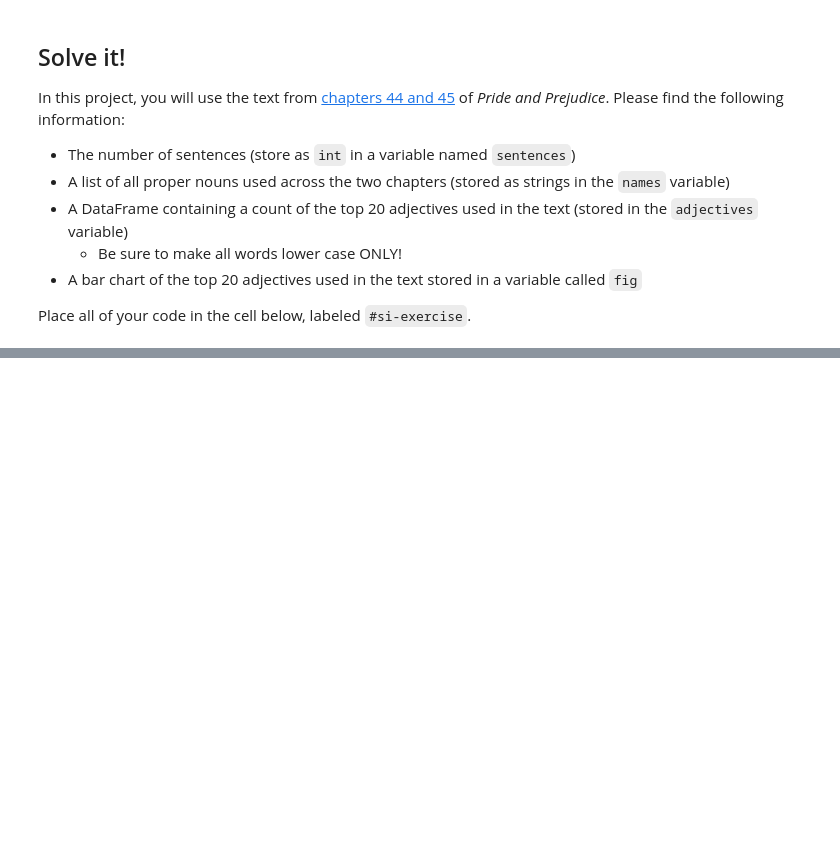
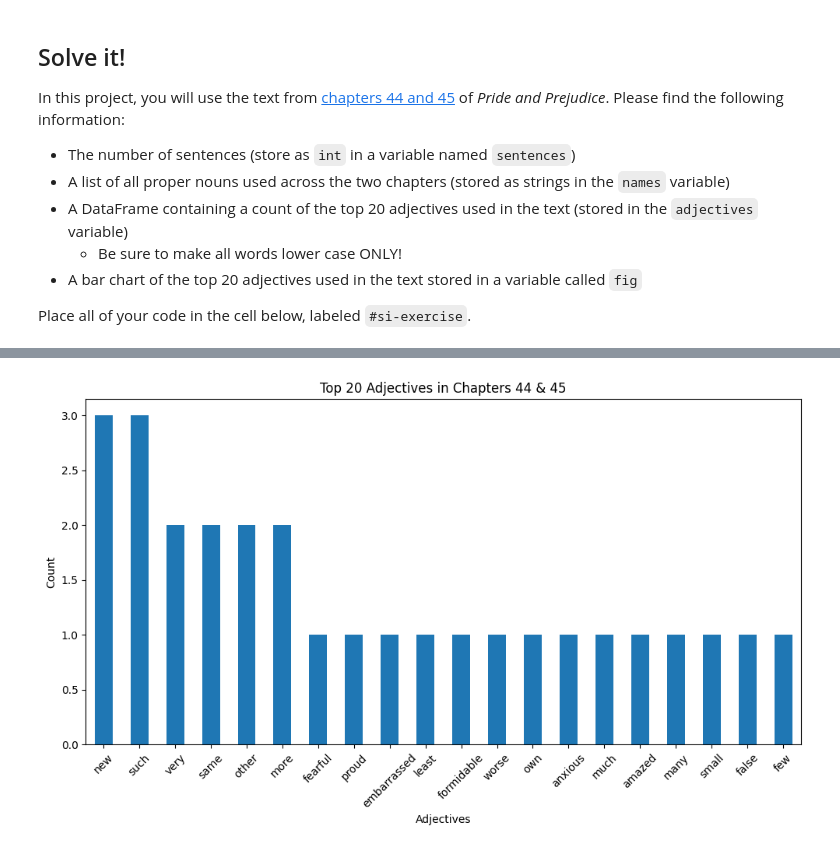
Before and after one commit to eogunyiola/econ8320-assignment-12, a Jupyter notebook: Lesson.ipynb, the cells around one changed output, grey strips where cells are left out. Drawn from its saved outputs; the diff is of its cells as text; code cells hidden in the pictures; blank space fills up the shorter version.

```diff
--- a/Lesson.ipynb
+++ b/Lesson.ipynb
@@ -253,0 +207,84 @@ Proper nouns: ['chapters']
+# %%
+#si-exercise
+
+import spacy
+from collections import Counter
+import pandas as pd
+import matplotlib.pyplot as plt
+
+text = """
+Elizabeth had settled it that Mr. Darcy would bring his sister to visit
+her the very day after her reaching Pemberley; and was consequently
+resolved not to be out of sight of the inn the whole of that morning.
+But her conclusion was false; for on the very morning after their
+arrival at Lambton, these visitors came. They had been walking about the
+place with some of their new friends, and were just returning to the inn
+to dress themselves for dining with the same family, when the sound of a
+carriage drew them to a window, and they saw a gentleman and a lady in
+a curricle driving up the street. Elizabeth immediately recognizing
+the livery, guessed what it meant, and imparted no small degree of her
+surprise to her relations by acquainting them with the honour which she
+expected. Her uncle and aunt were all amazement; and the embarrassment
+of her manner as she spoke, joined to the circumstance itself, and many
+of the circumstances of the preceding day, opened to them a new idea on
+the business. Nothing had ever suggested it before, but they felt that
+there was no other way of accounting for such attentions from such a
+quarter than by supposing a partiality for their niece. While these
+newly-born notions were passing in their heads, the perturbation of
+Elizabeth's feelings was at every moment increasing. She was quite
+amazed at her own discomposure; but amongst other causes of disquiet,
+she dreaded lest the partiality of the brother should have said too much
+in her favour; and, more than commonly anxious to please, she naturally
+suspected that every power of pleasing would fail her.
+
+She retreated from the window, fearful of being seen; and as she walked
+up and down the room, endeavouring to compose herself, saw such looks of
+inquiring surprise in her uncle and aunt as made everything worse.
+
+Miss Darcy and her brother appeared, and this formidable introduction
+took place. With astonishment did Elizabeth see that her new
+acquaintance was at least as much embarrassed as herself. Since her
+being at Lambton, she had heard that Miss Darcy was exceedingly proud;
+but the observation of a very few minutes convinced her that she was
+only exceedingly shy. She found it difficult to obtain even a word from
+her beyond a monosyllable.
+
+Miss Darcy was tall, and on a larger scale than Elizabeth; and, though
+little more than sixteen, her figure was formed, and her appearance
+womanly and graceful. She was less handsome than her brother; but there
+was sense and good humour in her face, and her manners were perfectly
+unassuming and gentle. Elizabeth, who had expected to find in her as
+acute and unembarrassed an observer as ever Mr. Darcy had been, was much
+relieved by discerning such different feelings.
+
+They had not long been together before Mr. Darcy told her that Bingley
+was also coming to wait on her; and she had barely time to express her
+satisfaction, and prepare for such a visitor, when Bingley's quick
+step was heard on the stairs, and in a moment he entered the room. All
+Elizabeth's anger against him had been long done away; but had she still
+felt any, it could hardly have stood its ground against the unaffected
+cordiality with which he expressed himself on seeing her again. He
+inquired in a friendly, though general way, after her family, and looked
+and spoke with the same good-humoured ease that he had ever done.
+"""
+
+nlp = spacy.load("en_core_web_sm")
+doc = nlp(text)
+
+sentences = len(list(doc.sents))
+names = list(set([token.text.lower() for token in doc if token.pos_ == "PROPN"]))
+adjectives_list = [token.text.lower() for token in doc if token.pos_ == "ADJ"]
+adjective_counts = Counter(adjectives_list).most_common(20)
+adjectives = pd.DataFrame(adjective_counts, columns=["Adjective", "Count"])
+adjectives = adjectives.sort_values(by="Count", ascending=False)
+
+fig, ax = plt.subplots(figsize=(10, 6))
+adjectives.plot(kind="bar", x="Adjective", y="Count", legend=False, ax=ax)
+ax.set_title("Top 20 Adjectives in Chapters 44 & 45")
+ax.set_xlabel("Adjectives")
+ax.set_ylabel("Count")
+plt.xticks(rotation=45)
+plt.tight_layout()
+plt.show()
+# %% [output]
+[figure, added]
```
Also changed, not shown: parts of 1 cell of this notebook.
